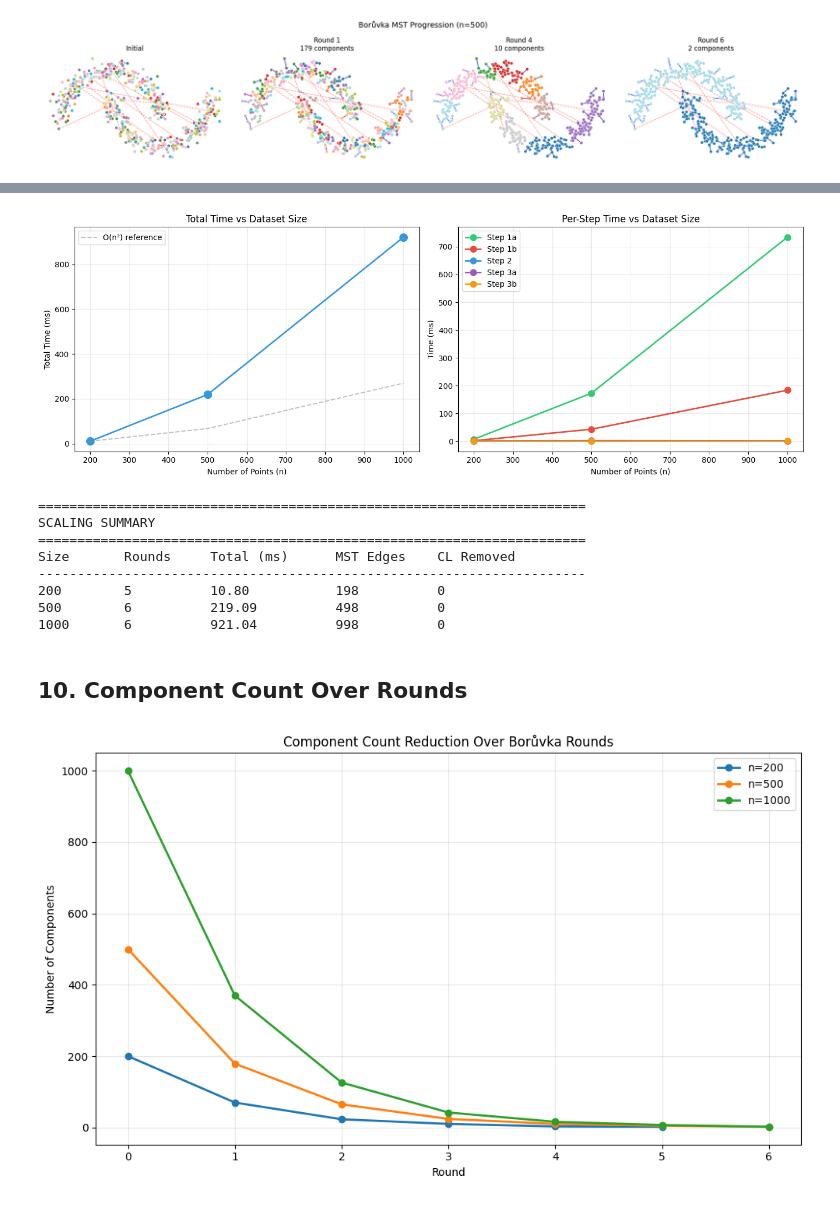
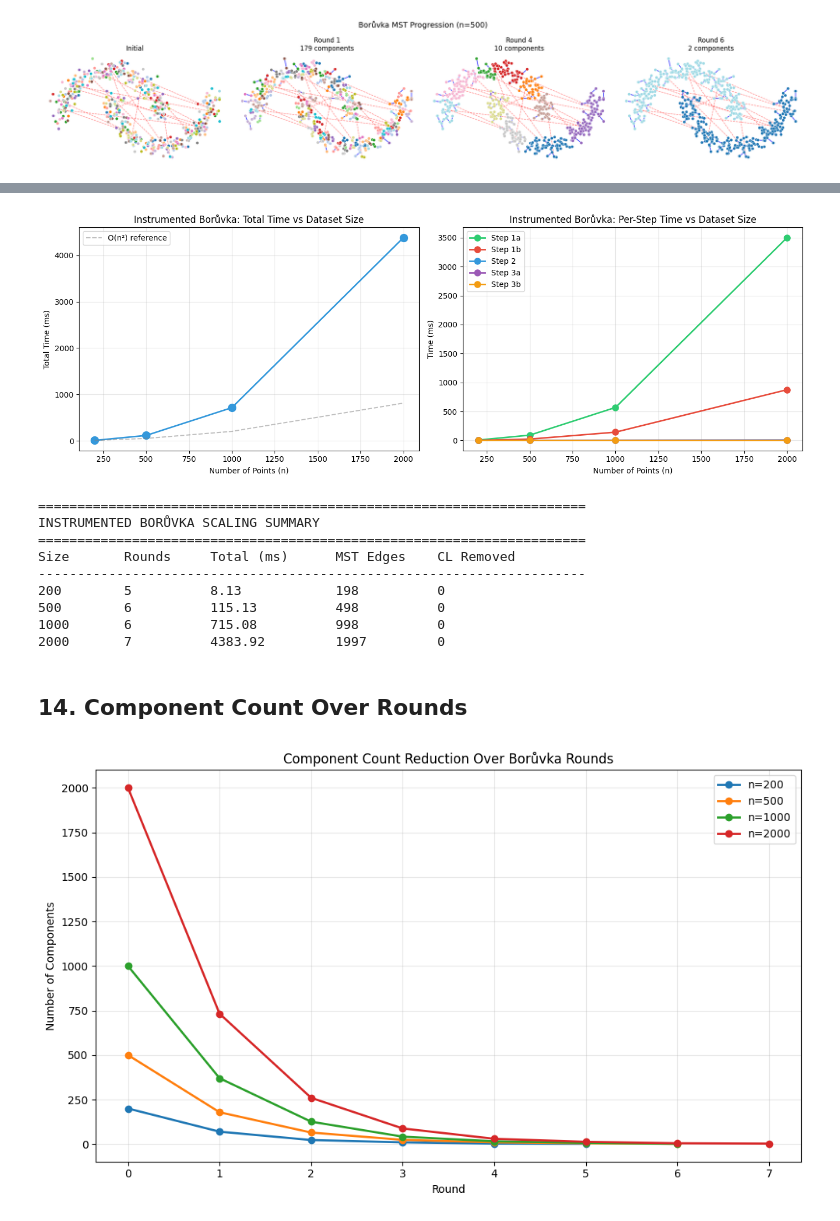
Before and after one commit to kareef928/cannot-link-single-linkage, a Jupyter notebook: notebooks/parallel_boruvka_demo.ipynb, the cells around one changed output, grey strips where cells are left out. Saved outputs shown, nothing was run; the diff lists cells and outputs as text; code cells hidden in the pictures.

```diff
--- a/notebooks/parallel_boruvka_demo.ipynb
+++ b/notebooks/parallel_boruvka_demo.ipynb
@@ -826,7 +1806,7 @@ Visualization helpers defined!
 # %%
-# Warm up Numba JIT
+# Warm up Numba JIT using two_moons_inter dataset
 print("Warming up JIT compilation...")
-small_data = datasets[200]
+small_data = datasets['two_moons_inter'][200]
 _ = instrumented_boruvka_mst(
     small_data['u'], small_data['v'], small_data['w'],
     small_data['cl_indptr'], small_data['cl_indices'],
@@ -834,25 +1814,25 @@ _ = instrumented_boruvka_mst(
 )
 print("JIT warmup complete!\n")
 
-# Run on all sizes
-results = {}
-for size in SIZES:
-    data = datasets[size]
-    print(f"Running MST for n={size}...")
+# Run instrumented Borůvka on visualization sizes (for animation)
+instrumented_results = {}
+for size in VIZ_SIZES:
+    data = datasets['two_moons_inter'][size]
+    print(f"Running instrumented MST for n={size}...")
 
     result = instrumented_boruvka_mst(
         data['u'], data['v'], data['w'],
         data['cl_indptr'], data['cl_indices'],
         size
     )
-    results[size] = result
+    instrumented_results[size] = result
 
     print(f"  Rounds: {result.total_rounds}")
     print(f"  Final MST edges: {len(result.final_mst)}")
     print(f"  Cannot-link edges removed: {len(result.cannot_link_edges)}")
     print(f"  Total time: {result.total_time*1000:.2f} ms\n")
 
-print("All MST computations complete!")
+print("All instrumented MST computations complete!")
 # %% [output]
 Warming up JIT compilation...
 JIT warmup complete!
@@ -992,73 +1980,75 @@ plt.show()
 # %%
-# Scaling analysis: time vs n
+# Instrumented Borůvka scaling analysis: time vs n
 fig, axes = plt.subplots(1, 2, figsize=(14, 5))
 
-sizes = list(results.keys())
-total_times = [results[s].total_time * 1000 for s in sizes]
-n_rounds = [results[s].total_rounds for s in sizes]
+sizes = list(instrumented_results.keys())
+total_times = [instrumented_results[s].total_time * 1000 for s in sizes]
+n_rounds = [instrumented_results[s].total_rounds for s in sizes]
 
 # Total time scaling
 axes[0].plot(sizes, total_times, 'o-', markersize=10, linewidth=2, color='#3498db')
 axes[0].set_xlabel('Number of Points (n)')
 axes[0].set_ylabel('Total Time (ms)')
-axes[0].set_title('Total Time vs Dataset Size')
+axes[0].set_title('Instrumented Borůvka: Total Time vs Dataset Size')
 axes[0].grid(True, alpha=0.3)
 
 # Add quadratic reference line
-n_ref = np.array(sizes)
-# Fit to smallest size
-scale = total_times[0] / (sizes[0] ** 2)
-axes[0].plot(n_ref, scale * n_ref ** 2, '--', color='gray', alpha=0.5, label='O(n²) reference')
-axes[0].legend()
+if len(sizes) > 0:
+    n_ref = np.array(sizes)
+    scale = total_times[0] / (sizes[0] ** 2)
+    axes[0].plot(n_ref, scale * n_ref ** 2, '--', color='gray', alpha=0.5, label='O(n²) reference')
+    axes[0].legend()
 
 # Per-step breakdown scaling
 step_keys = ['step1a', 'step1b', 'step2', 'step3a', 'step3b']
 step_names = ['Step 1a', 'Step 1b', 'Step 2', 'Step 3a', 'Step 3b']
 colors = ['#2ecc71', '#e74c3c', '#3498db', '#9b59b6', '#f39c12']
 
 for key, name, color in zip(step_keys, step_names, colors):
-    times = [results[s].timing_breakdown()[key] * 1000 for s in sizes]
+    times = [instrumented_results[s].timing_breakdown()[key] * 1000 for s in sizes]
     axes[1].plot(sizes, times, 'o-', markersize=8, linewidth=2, color=color, label=name)
 
 axes[1].set_xlabel('Number of Points (n)')
 axes[1].set_ylabel('Time (ms)')
-axes[1].set_title('Per-Step Time vs Dataset Size')
+axes[1].set_title('Instrumented Borůvka: Per-Step Time vs Dataset Size')
 axes[1].legend()
 axes[1].grid(True, alpha=0.3)
 
 plt.tight_layout()
 plt.show()
 
 # Summary table
 print("\n" + "="*70)
-print("SCALING SUMMARY")
+print("INSTRUMENTED BORŮVKA SCALING SUMMARY")
 print("="*70)
 print(f"{'Size':<10} {'Rounds':<10} {'Total (ms)':<15} {'MST Edges':<12} {'CL Removed':<12}")
 print("-"*70)
 for size in sizes:
-    r = results[size]
+    r = instrumented_results[size]
     print(f"{size:<10} {r.total_rounds:<10} {r.total_time*1000:<15.2f} {len(r.final_mst):<12} {len(r.cannot_link_edges):<12}")
 # %% [output]
-[figure, old version]
+[figure, new version]
 ======================================================================
-SCALING SUMMARY
+INSTRUMENTED BORŮVKA SCALING SUMMARY
 ======================================================================
 Size       Rounds     Total (ms)      MST Edges    CL Removed
 ----------------------------------------------------------------------
-200        5          10.80           198          0
-500        6          219.09          498          0
-1000       6          921.04          998          0
+200        5          8.13            198          0
+500        6          115.13          498          0
+1000       6          715.08          998          0
+2000       7          4383.92         1997         0
 # %% [markdown]
-## 10. Component Count Over Rounds
+## 14. Component Count Over Rounds
 # %%
 # Show how component count decreases over rounds
 fig, ax = plt.subplots(figsize=(10, 6))
 
-for size in SIZES:
-    result = results[size]
-    rounds = [0] + [rs.round_number + 1 for rs in result.round_states]
-    components = [size] + [rs.n_components for rs in result.round_states]
-    ax.plot(rounds, components, 'o-', markersize=6, linewidth=2, label=f'n={size}')
+for size in VIZ_SIZES:
+    if size in instrumented_results:
+        result = instrumented_results[size]
+        rounds = [0] + [rs.round_number + 1 for rs in result.round_states]
+        components = [size] + [rs.n_components for rs in result.round_states]
+        ax.plot(rounds, components, 'o-', markersize=6, linewidth=2, label=f'n={size}')
 
 ax.set_xlabel('Round')
 ax.set_ylabel('Number of Components')
@@ -1069,7 +2059,7 @@ ax.grid(True, alpha=0.3)
 plt.tight_layout()
 plt.show()
 # %% [output]
-[figure, old version]
+[figure, new version]
 # %% [markdown]
 ## Summary
 
```
Also changed, not shown: parts of 27 cells of this notebook.
